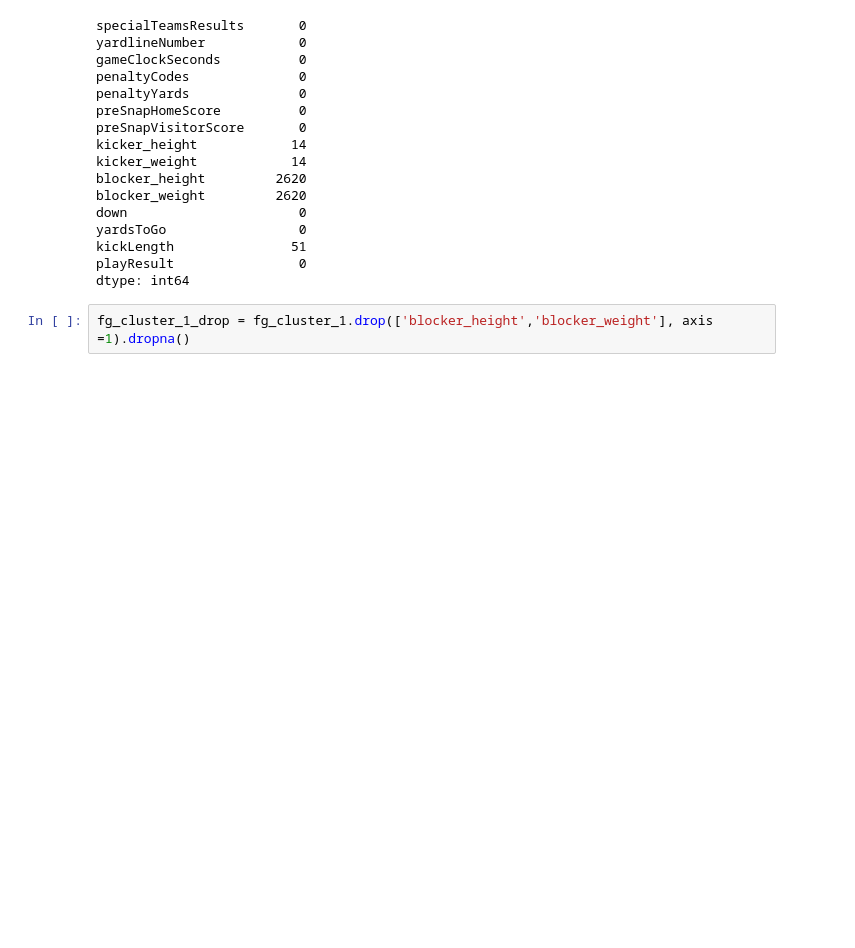
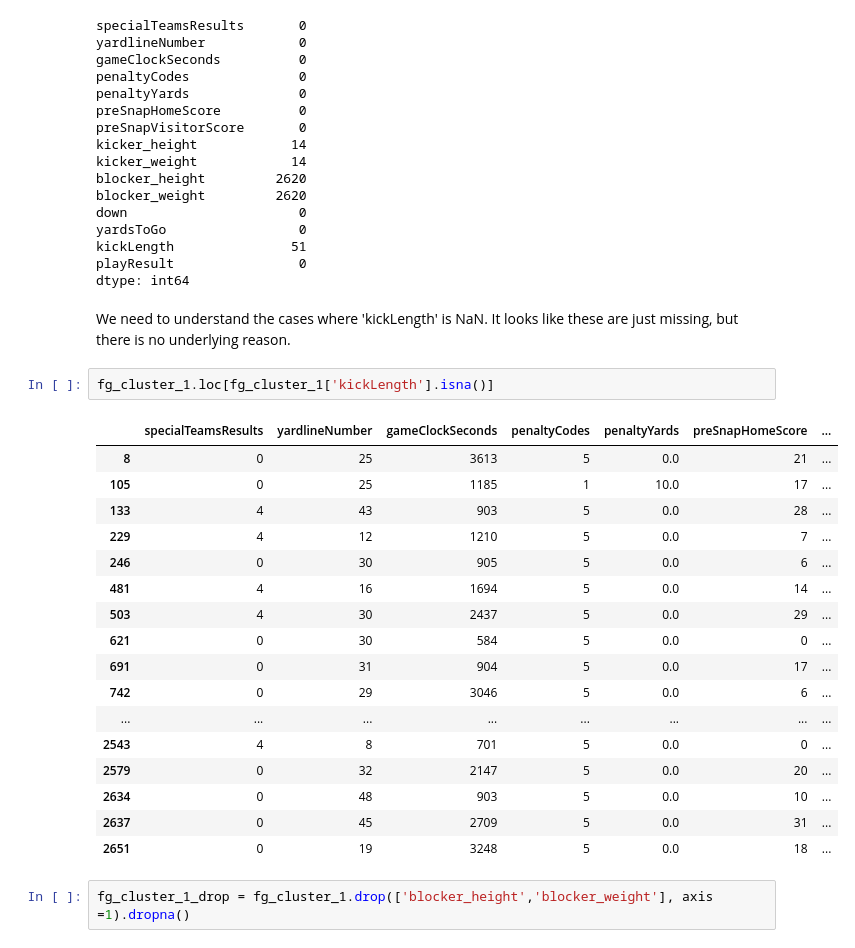
Before and after one commit to egrace479/NFL-BDB-2022, a Jupyter notebook: Field_Goal.ipynb, the cells around one changed output. Drawn from its saved outputs; the diff is of its cells as text; blank space fills up the shorter version.

```diff
--- a/Field_Goal.ipynb
+++ b/Field_Goal.ipynb
@@ -462,6 +468,28 @@ yardsToGo                 0
 kickLength               51
 playResult                0
 dtype: int64
+# %% [markdown]
+We need to understand the cases where 'kickLength' is NaN. It looks like these are just missing, but there is no underlying reason.
+# %%
+fg_cluster_1.loc[fg_cluster_1['kickLength'].isna()]
+# %% [output]
+|  | specialTeamsResults | yardlineNumber | gameClockSeconds | penaltyCodes | penaltyYards | preSnapHomeScore | ... |
+| 8 | 0 | 25 | 3613 | 5 | 0.0 | 21 | ... |
+| 105 | 0 | 25 | 1185 | 1 | 10.0 | 17 | ... |
+| 133 | 4 | 43 | 903 | 5 | 0.0 | 28 | ... |
+| 229 | 4 | 12 | 1210 | 5 | 0.0 | 7 | ... |
+| 246 | 0 | 30 | 905 | 5 | 0.0 | 6 | ... |
+| 481 | 4 | 16 | 1694 | 5 | 0.0 | 14 | ... |
+| 503 | 4 | 30 | 2437 | 5 | 0.0 | 29 | ... |
+| 621 | 0 | 30 | 584 | 5 | 0.0 | 0 | ... |
+| 691 | 0 | 31 | 904 | 5 | 0.0 | 17 | ... |
+| 742 | 0 | 29 | 3046 | 5 | 0.0 | 6 | ... |
+| ... | ... | ... | ... | ... | ... | ... | ... |
+| 2543 | 4 | 8 | 701 | 5 | 0.0 | 0 | ... |
+| 2579 | 0 | 32 | 2147 | 5 | 0.0 | 20 | ... |
+| 2634 | 0 | 48 | 903 | 5 | 0.0 | 10 | ... |
+| 2637 | 0 | 45 | 2709 | 5 | 0.0 | 31 | ... |
+| 2651 | 0 | 19 | 3248 | 5 | 0.0 | 18 | ... |
 # %%
 fg_cluster_1_drop = fg_cluster_1.drop(['blocker_height','blocker_weight'], axis =1).dropna()
 # %%
```
Also changed, not shown: parts of 14 cells of this notebook.
